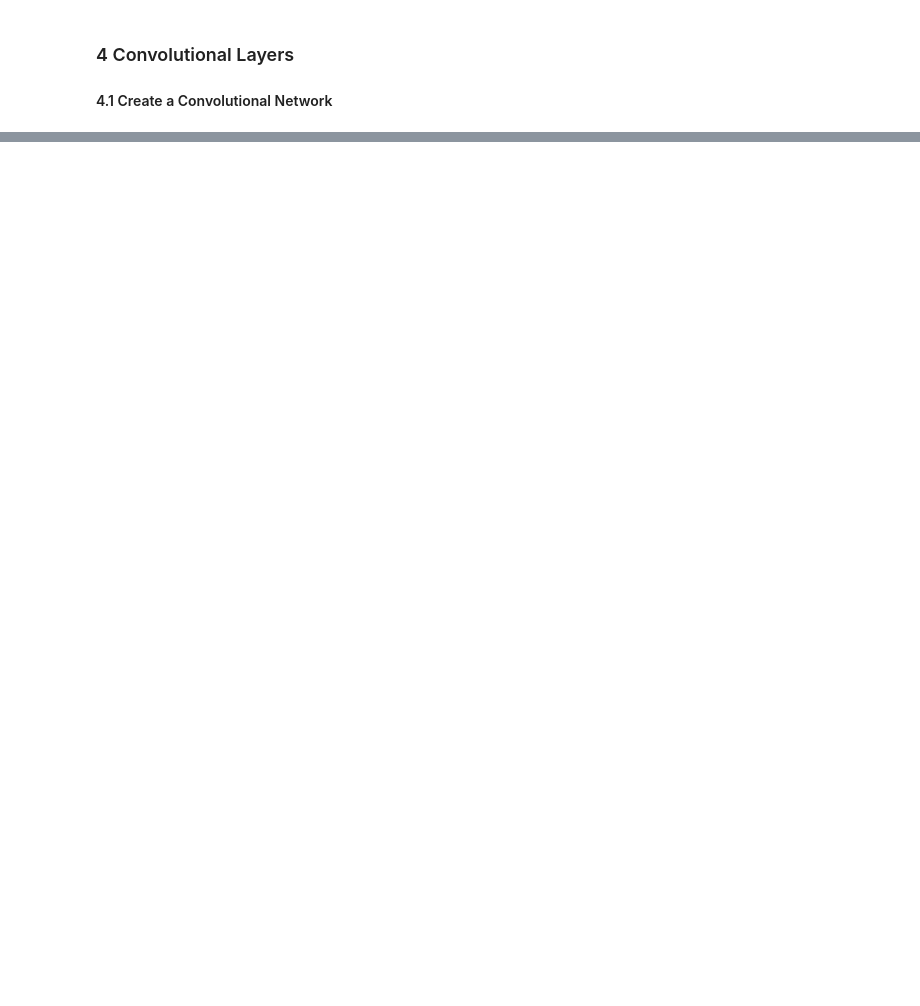
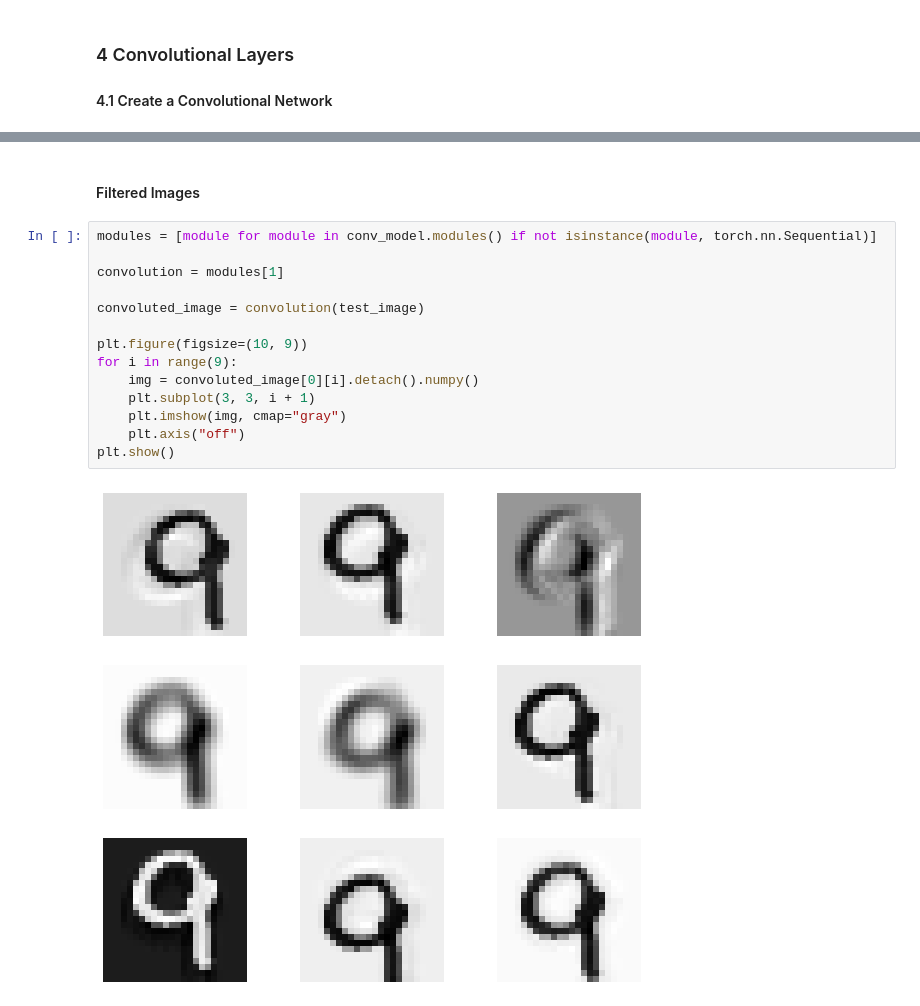
Before and after one commit to LarsKue/AML, a Jupyter notebook: exercise03/cnn-lars.ipynb, the cells around one changed output, grey strips where cells are left out. Drawn from its saved outputs; the diff is of its cells as text; blank space fills up the shorter version.

```diff
--- a/exercise03/cnn-lars.ipynb
+++ b/exercise03/cnn-lars.ipynb
@@ -373,0 +439,18 @@ NameError: name 'torch' is not defined
+# %% [markdown]
+#### Filtered Images
+# %%
+modules = [module for module in conv_model.modules() if not isinstance(module, torch.nn.Sequential)]
+
+convolution = modules[1]
+
+convoluted_image = convolution(test_image)
+
+plt.figure(figsize=(10, 9))
+for i in range(9):
+    img = convoluted_image[0][i].detach().numpy()
+    plt.subplot(3, 3, i + 1)
+    plt.imshow(img, cmap="gray")
+    plt.axis("off")
+plt.show()
+# %% [output]
+[figure, added]
```
Also changed, not shown: parts of 14 cells of this notebook.
